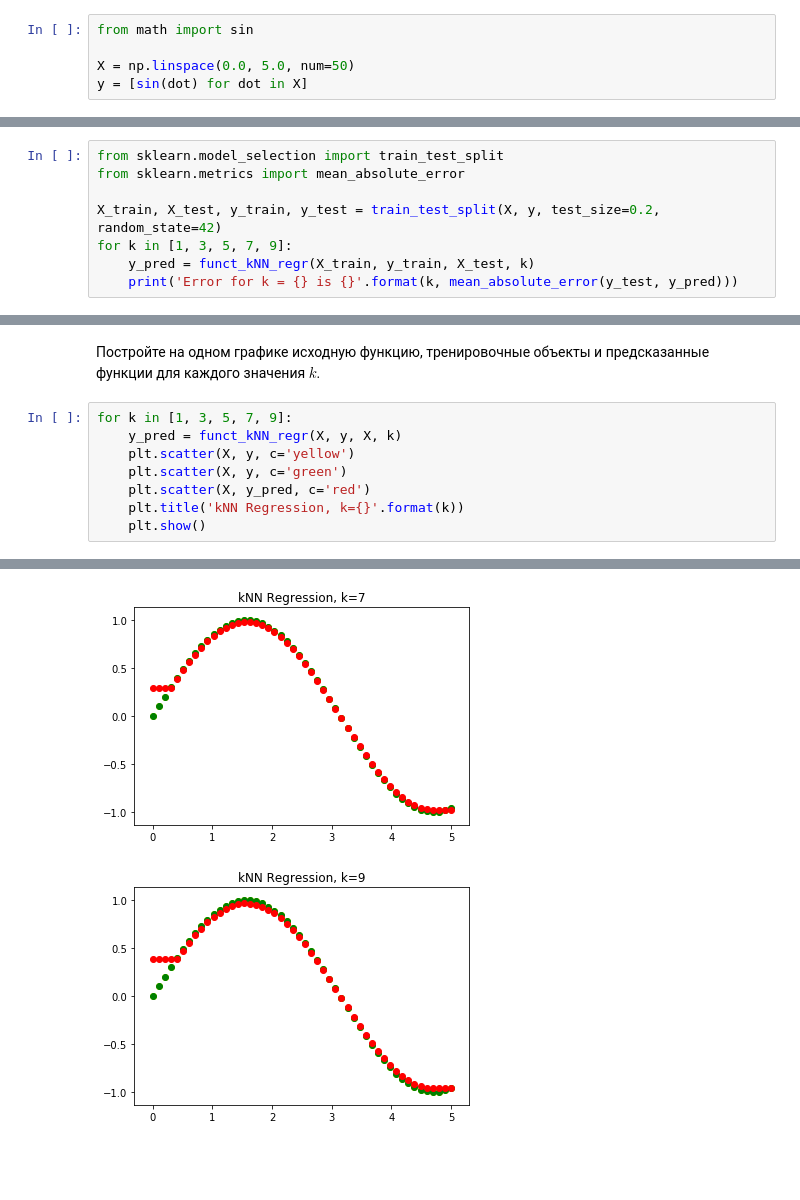
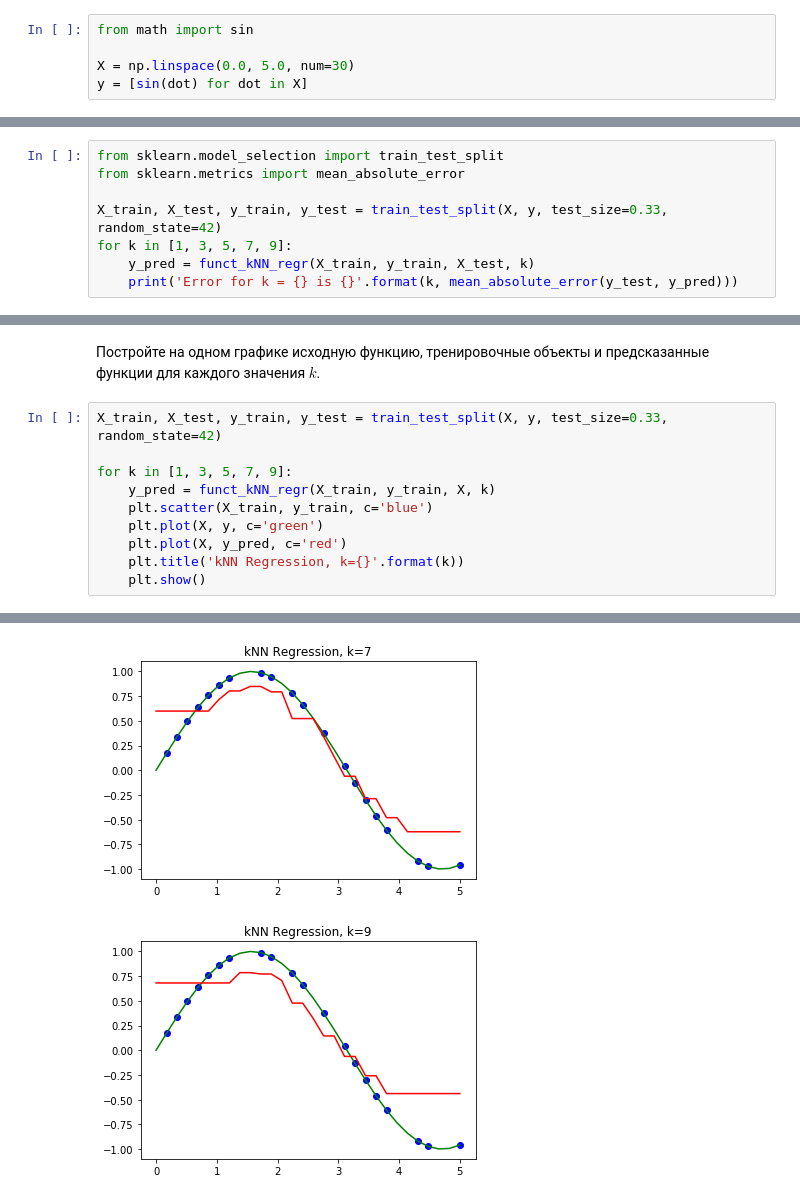
Before and after one commit to Pushkinue/data_analysis, a Jupyter notebook: practics/lab4_knn/lab_knn.ipynb, the cells around one changed output, grey strips where cells are left out. Saved outputs shown, nothing was run; the diff lists cells and outputs as text; blank space fills up the shorter version.

Commit message:
Fix knn graphics

```diff
--- a/practics/lab4_knn/lab_knn.ipynb
+++ b/practics/lab4_knn/lab_knn.ipynb
@@ -99,7 +99,7 @@ $y = sin(x)$
 # %%
 from math import sin
 
-X = np.linspace(0.0, 5.0, num=50)
+X = np.linspace(0.0, 5.0, num=30)
 y = [sin(dot) for dot in X]
 # %%
 def funct_kNN_regr(x_train, y_train, x_test, k):
@@ -113,7 +113,7 @@ def funct_kNN_regr(x_train, y_train, x_test, k):
 from sklearn.model_selection import train_test_split
 from sklearn.metrics import mean_absolute_error
 
-X_train, X_test, y_train, y_test = train_test_split(X, y, test_size=0.2, random_state=42)
+X_train, X_test, y_train, y_test = train_test_split(X, y, test_size=0.33, random_state=42)
 for k in [1, 3, 5, 7, 9]:
     y_pred = funct_kNN_regr(X_train, y_train, X_test, k)
     print('Error for k = {} is {}'.format(k, mean_absolute_error(y_test, y_pred)))
@@ -126,11 +126,13 @@ Error for k = 9 is 0.06158154828461343
 # %% [markdown]
 Постройте на одном графике исходную функцию, тренировочные объекты и предсказанные функции для каждого значения $k$.
 # %%
+X_train, X_test, y_train, y_test = train_test_split(X, y, test_size=0.33, random_state=42)
+
 for k in [1, 3, 5, 7, 9]:
-    y_pred = funct_kNN_regr(X, y, X, k)
-    plt.scatter(X, y, c='yellow')
-    plt.scatter(X, y, c='green')
-    plt.scatter(X, y_pred, c='red')
+    y_pred = funct_kNN_regr(X_train, y_train, X, k)
+    plt.scatter(X_train, y_train, c='blue')
+    plt.plot(X, y, c='green')
+    plt.plot(X, y_pred, c='red')
     plt.title('kNN Regression, k={}'.format(k))
     plt.show()
 # %% [output]
@@ -140,2 +142,2 @@ for k in [1, 3, 5, 7, 9]:
-[figure, old version]
+[figure, new version]
-[figure, old version]
+[figure, new version]
```
Also changed, not shown: parts of 2 cells of this notebook.
